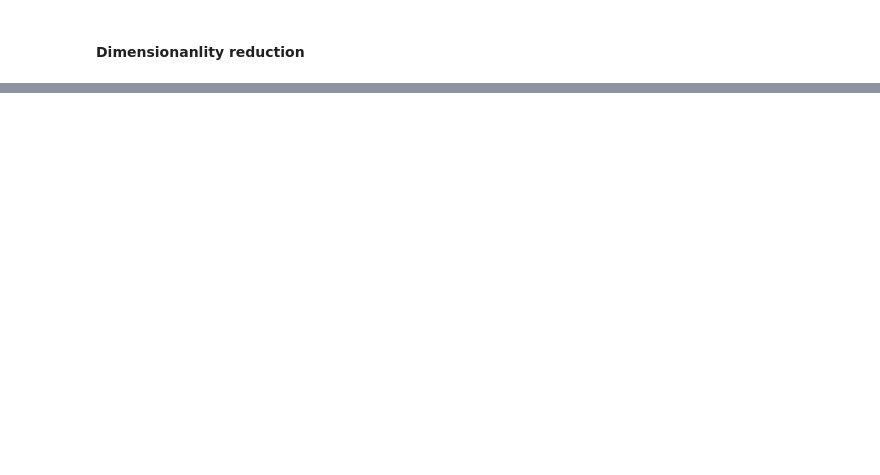
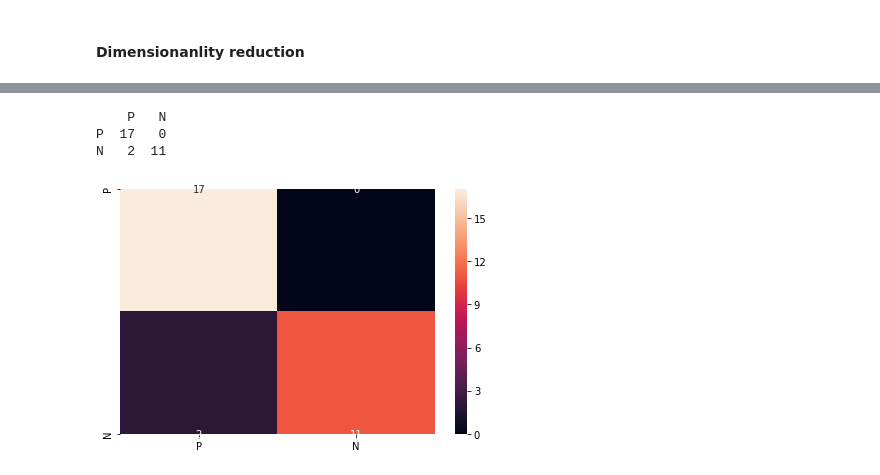
Before and after one commit to nostrumbiodiscovery/modtox, a Jupyter notebook: index.ipynb, the cells around one changed output, grey strips where cells are left out. Saved outputs shown, nothing was run; the diff lists cells and outputs as text; code cells hidden in the pictures; blank space fills up the shorter version.

```diff
--- a/index.ipynb
+++ b/index.ipynb
@@ -185,0 +263,5 @@ ValueError: Input contains NaN, infinity or a value too large for dtype('float64
+# %%
+#fit model
+Model = model.GenericModel(clf='single', tpot=True)
+print("Fitting model...")
+Model.fit(X_train,y_train)
@@ -185,0 +299,4 @@ ValueError: Input contains NaN, infinity or a value too large for dtype('float64
+# %%
+pp = Post.PostProcessor('single', x_test=Model.X_test_trans, y_true_test=Model.Y_test,
+                        y_pred_test=Model.prediction_test, y_proba_test=Model.predictions_proba_test,
+                        x_train=Model.X_trans, y_true_train=Model.Y)
@@ -185,0 +307,7 @@ ValueError: Input contains NaN, infinity or a value too large for dtype('float64
+# %%
+DA = pp.conf_matrix()
+# %% [output]
+    P   N
+P  17   0
+N   2  11
+[figure, added]
```
Also changed, not shown: parts of 41 cells of this notebook.
